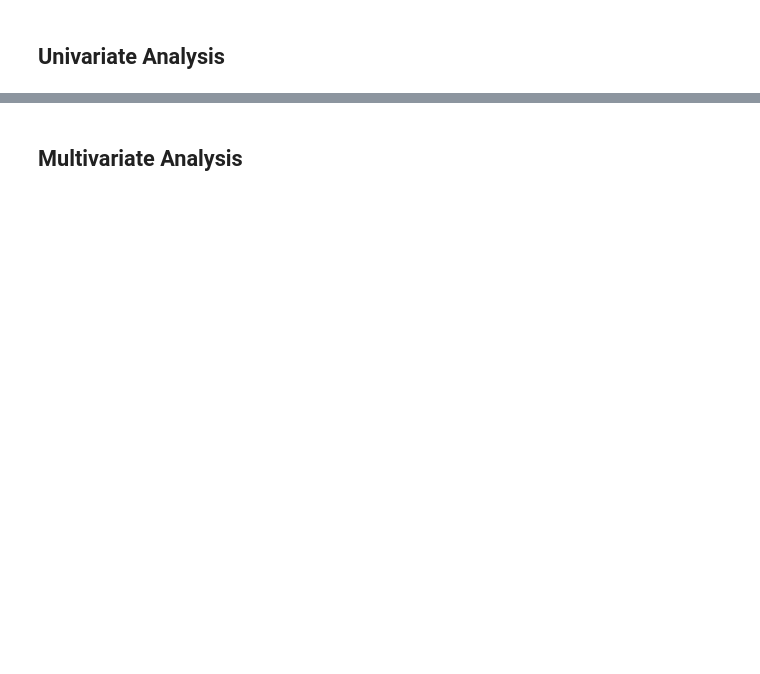
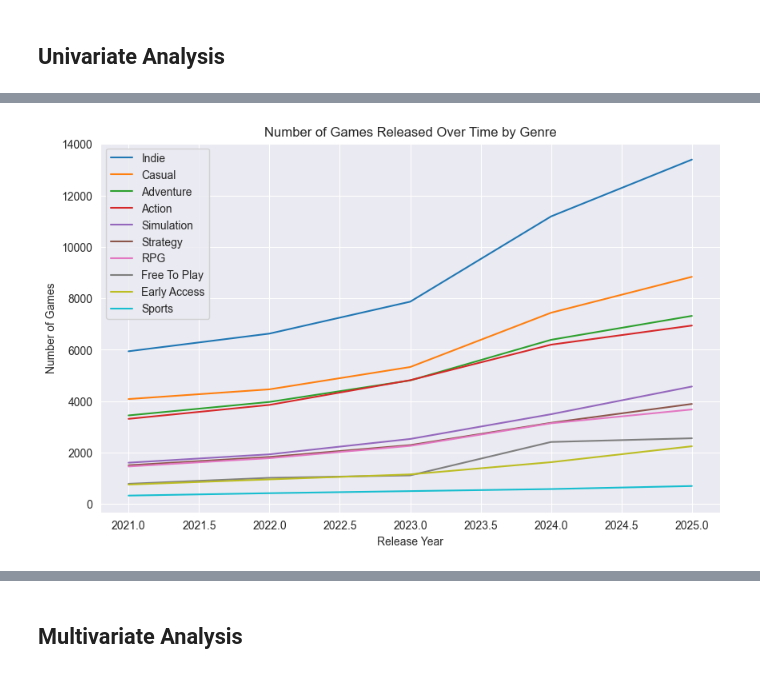
Before and after one commit to MCAlberto55/steam-games-analysis, a Jupyter notebook: notebooks/eda_analysis.ipynb, the cells around one changed output, grey strips where cells are left out. Drawn from its saved outputs; the diff is of its cells as text; code cells hidden in the pictures; blank space fills up the shorter version.

```diff
--- a/notebooks/eda_analysis.ipynb
+++ b/notebooks/eda_analysis.ipynb
@@ -188,3 +253,20 @@ plt.show()
+# %%
+# Evolution of genres over time
+plt.figure(figsize=(10, 6))
+
+for genre in most_popular_genres.index[:-1]:
+    genre_count = data.groupby("release_year").apply(
+        lambda x: x["genres"].str.contains(genre).sum()
+    )
+    plt.plot(genre_count.index, genre_count.values, label=genre)
+plt.title("Number of Games Released Over Time by Genre")
+plt.legend()
+
+plt.xlabel("Release Year")
+plt.ylabel("Number of Games")
+plt.show()
+# %% [output]
+[figure, added]
 # %%
 # Categories analysis
 splitted_categories = data["categories"].str.split(";")
```
Also changed, not shown: parts of 13 cells of this notebook.
